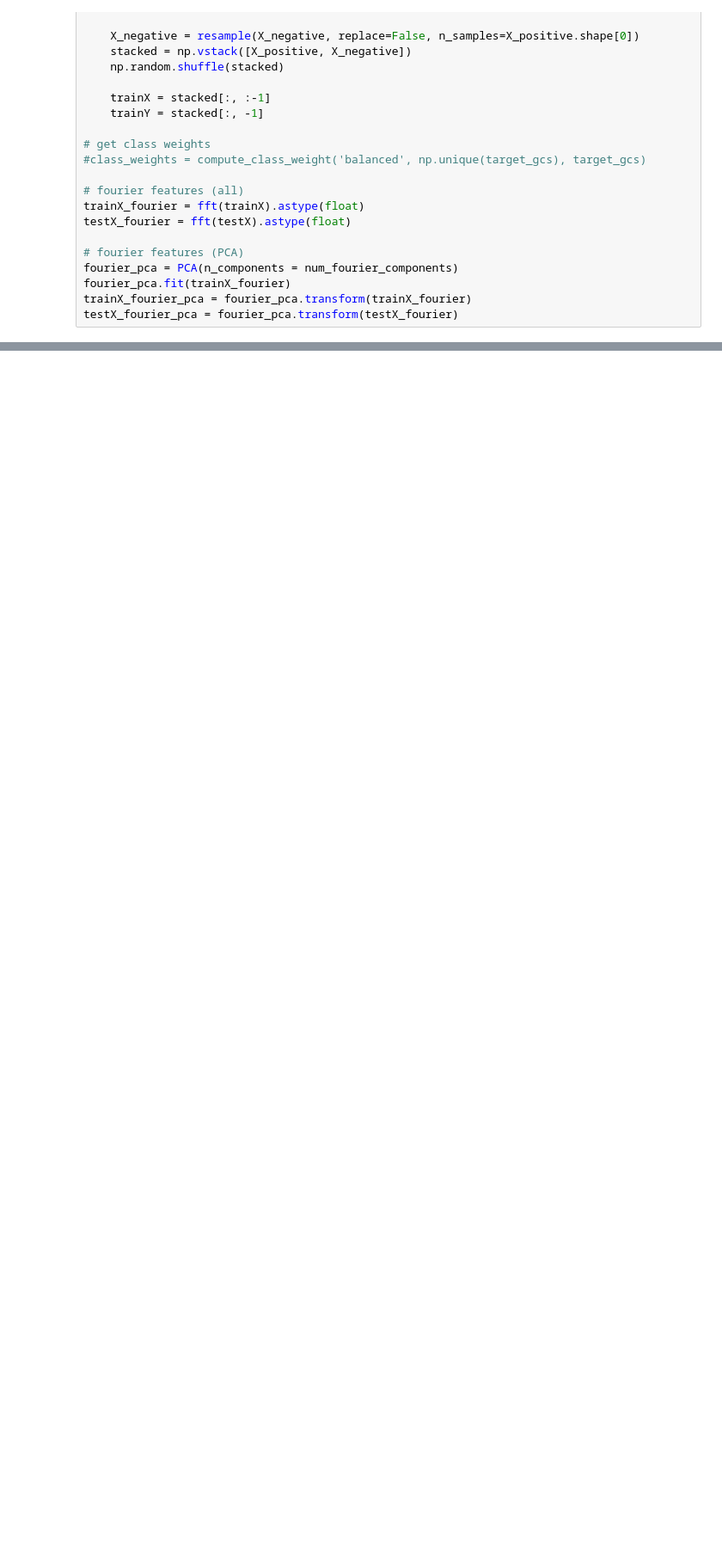
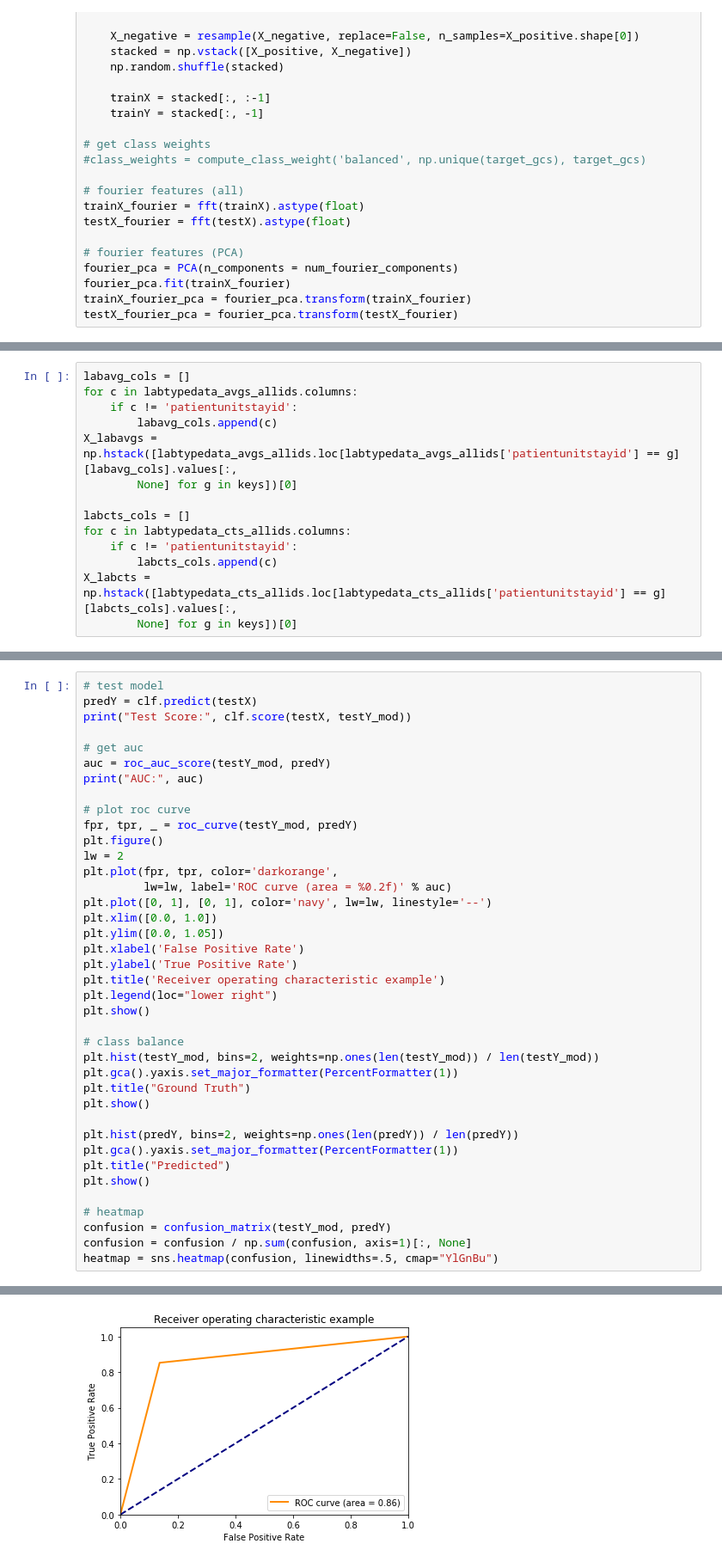
Before and after one commit to adit98/tbi, a Jupyter notebook: GCS_Modeling.ipynb, the cells around one changed output, grey strips where cells are left out. Shown at 86% size. Cells and saved outputs as stored; diff of their text form; blank space fills up the shorter version.

Commit message:
Added lab data to model.

```diff
--- a/GCS_Modeling.ipynb
+++ b/GCS_Modeling.ipynb
@@ -451,0 +495,14 @@ AUC: 0.8192049547091564
+# %%
+labavg_cols = []
+for c in labtypedata_avgs_allids.columns:
+    if c != 'patientunitstayid':
+        labavg_cols.append(c)
+X_labavgs = np.hstack([labtypedata_avgs_allids.loc[labtypedata_avgs_allids['patientunitstayid'] == g][labavg_cols].values[:,
+        None] for g in keys])[0]
+
+labcts_cols = []
+for c in labtypedata_cts_allids.columns:
+    if c != 'patientunitstayid':
+        labcts_cols.append(c)
+X_labcts = np.hstack([labtypedata_cts_allids.loc[labtypedata_cts_allids['patientunitstayid'] == g][labcts_cols].values[:,
+        None] for g in keys])[0]
@@ -451,0 +628,40 @@ AUC: 0.8192049547091564
+# %%
+# test model
+predY = clf.predict(testX)
+print("Test Score:", clf.score(testX, testY_mod))
+
+# get auc
+auc = roc_auc_score(testY_mod, predY)
+print("AUC:", auc)
+
+# plot roc curve
+fpr, tpr, _ = roc_curve(testY_mod, predY)
+plt.figure()
+lw = 2
+plt.plot(fpr, tpr, color='darkorange',
+         lw=lw, label='ROC curve (area = %0.2f)' % auc)
+plt.plot([0, 1], [0, 1], color='navy', lw=lw, linestyle='--')
+plt.xlim([0.0, 1.0])
+plt.ylim([0.0, 1.05])
+plt.xlabel('False Positive Rate')
+plt.ylabel('True Positive Rate')
+plt.title('Receiver operating characteristic example')
+plt.legend(loc="lower right")
+plt.show()
+
+# class balance
+plt.hist(testY_mod, bins=2, weights=np.ones(len(testY_mod)) / len(testY_mod))
+plt.gca().yaxis.set_major_formatter(PercentFormatter(1))
+plt.title("Ground Truth")
+plt.show()
+
+plt.hist(predY, bins=2, weights=np.ones(len(predY)) / len(predY))
+plt.gca().yaxis.set_major_formatter(PercentFormatter(1))
+plt.title("Predicted")
+plt.show()
+
+# heatmap
+confusion = confusion_matrix(testY_mod, predY)
+confusion = confusion / np.sum(confusion, axis=1)[:, None]
+heatmap = sns.heatmap(confusion, linewidths=.5, cmap="YlGnBu")
+# %% [output]
@@ -451,0 +670 @@ AUC: 0.8192049547091564
+[figure, added]
```
Also changed, not shown: parts of 11 cells of this notebook.
